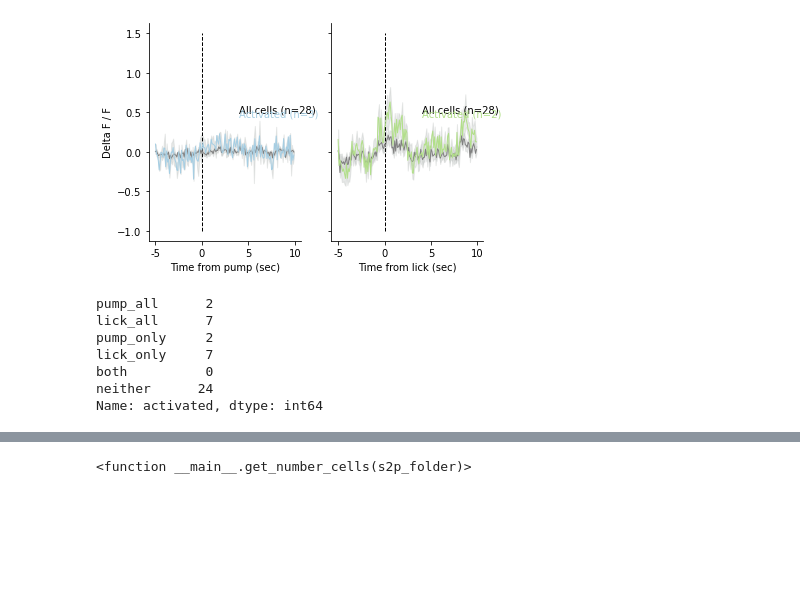
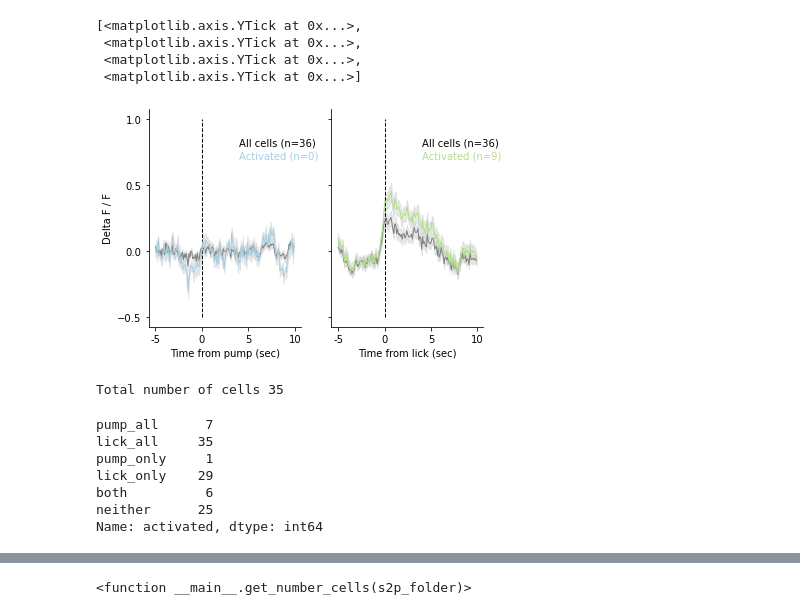
Before and after one commit to jetsetmette/VGP, a Jupyter notebook: notebooks/BNA_figs_representative.ipynb, the cells around one changed output, grey strips where cells are left out. Cells and saved outputs as stored; diff of their text form; code cells hidden in the pictures; blank space fills up the shorter version.

```diff
--- a/notebooks/BNA_figs_representative.ipynb
+++ b/notebooks/BNA_figs_representative.ipynb
@@ -177,54 +106,61 @@ Text(424.175, 0.5, 'Delta F / F')
 
 f, ax = plt.subplots(ncols=2, sharey=True)
 
-y1 = np.mean(C1["pump_snips_all"], axis=1)
-y1_resp = np.mean(C1["pump_snips_all"][np.where(C1["pump_responsive"] == 1)], axis=1)
+y1 = np.mean(M1["pump_snips_all"], axis=1)
+y1_resp = np.mean(M1["pump_snips_all"][np.where(M1["pump_responsive"] == 1)], axis=1)
 
-ax[0].text(90, 0.5, "All cells (n=28)")
-ax[0].text(90, 0.45, "Activated (n=3)", color="#a6cee3")
+ax[0].text(90, 0.8, "All cells (n=36)")
+ax[0].text(90, 0.7, "Activated (n=0)", color="#a6cee3")
 
-ax[0].vlines([50],-1,1.5, color="black", linestyle="--", linewidth=1)
+ax[0].vlines([50],-0.5,1, color="black", linestyle="--", linewidth=1)
 
 tp.shadedError(ax[0], y1, linecolor="grey")
 tp.shadedError(ax[0], y1_resp, linecolor="#a6cee3")
 
 y2 = np.mean(C1["lick_snips_all"], axis=1)
 y2_resp = np.mean(C1["lick_snips_all"][np.where(C1["lick_responsive"] == 1)], axis=1)
 
 tp.shadedError(ax[1], y2, linecolor="grey")
 tp.shadedError(ax[1], y2_resp, linecolor="#b2df8a")
 
-ax[1].text(90, 0.5, "All cells (n=28)")
-ax[1].text(90, 0.45, "Activated (n=2)", color="#b2df8a")
+ax[1].text(90, 0.8, "All cells (n=36)")
+ax[1].text(90, 0.7, "Activated (n=9)", color="#b2df8a")
 
-ax[1].vlines([50],-1,1.5, color="black", linestyle="--",linewidth=1)
+ax[1].vlines([50],-0.5,1.0, color="black", linestyle="--",linewidth=1)
 
 
 for axis in ax:
     axis.set_xticks([0,50,100,150])
     axis.set_xticklabels(["-5", "0", "5", "10"],rotation=0)
     axis.spines["top"].set_visible(False)
     axis.spines["right"].set_visible(False)
 
 ax[0].set_xlabel("Time from pump (sec)")
 ax[1].set_xlabel("Time from lick (sec)")
 
 ax[0].set_ylabel("Delta F / F")
-ax[0].set_yticks([-1.0,-0.5, 0, 0.5,1.0,1.5])
+ax[0].set_yticks([-0.5, 0, 0.5,1.0])
 
-f.savefig("..//output//vgp403_casein1.2_shadederror.png")
+# f.savefig("..//output//vgp403_casein1.2_shadederror.png")
 # %% [output]
+[<matplotlib.axis.YTick at 0x...>,
+ <matplotlib.axis.YTick at 0x...>,
+ <matplotlib.axis.YTick at 0x...>,
+ <matplotlib.axis.YTick at 0x...>]
-[figure, old version]
+[figure, new version]
 # %%
+print('Total number of cells',len(M1['lick_responsive']))
+
 C1["df_responsive"].activated
 # %% [output]
-pump_all      2
-lick_all      7
-pump_only     2
-lick_only     7
-both          0
-neither      24
-Name: activated, dtype: int64
+Total number of cells 35
+pump_all      7
+lick_all     35
+pump_only     1
+lick_only    29
+both          6
+neither      25
+Name: activated, dtype: int64
 # %%
 C1["df_responsive"].activated[2:6]
 # %% [output]
```
Also changed, not shown: parts of 8 cells of this notebook.
